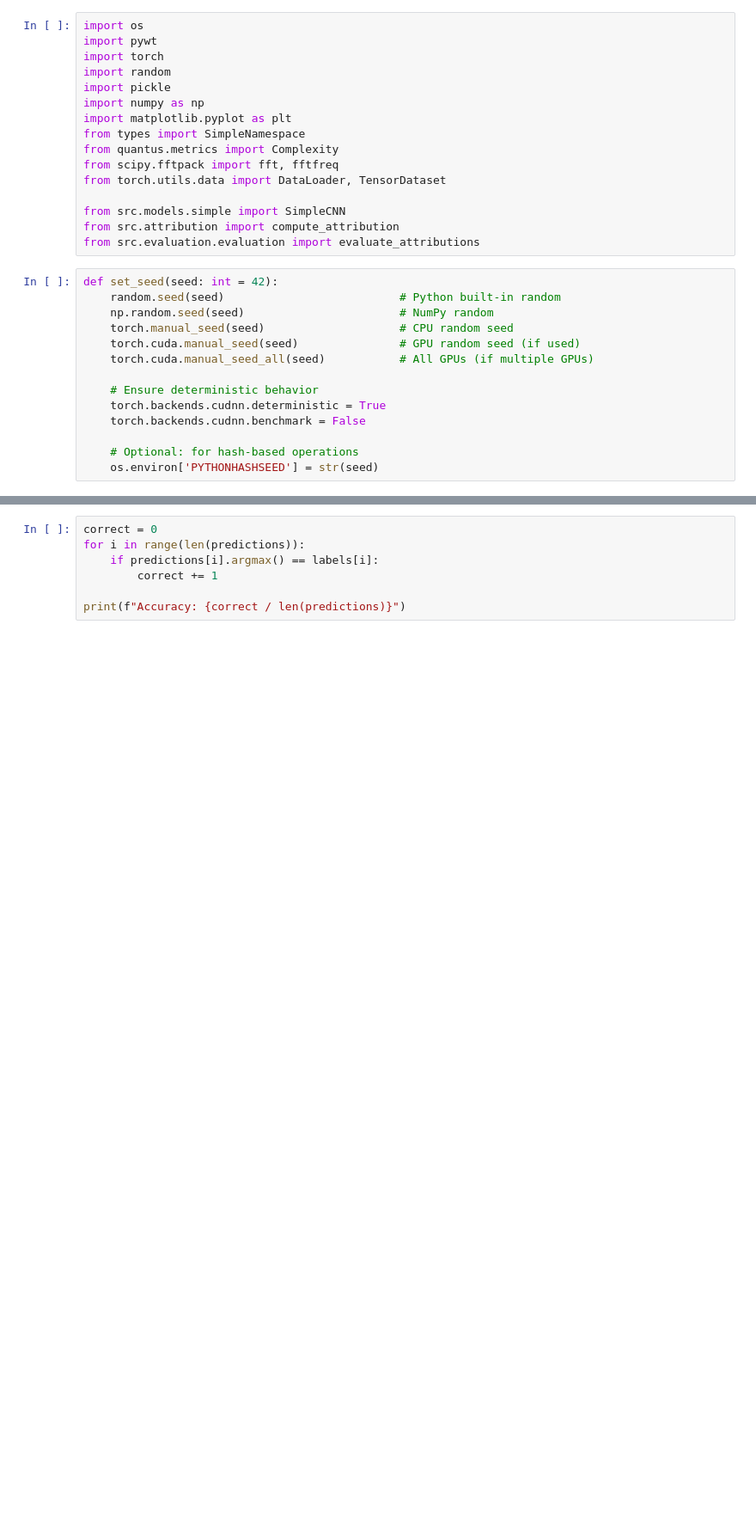
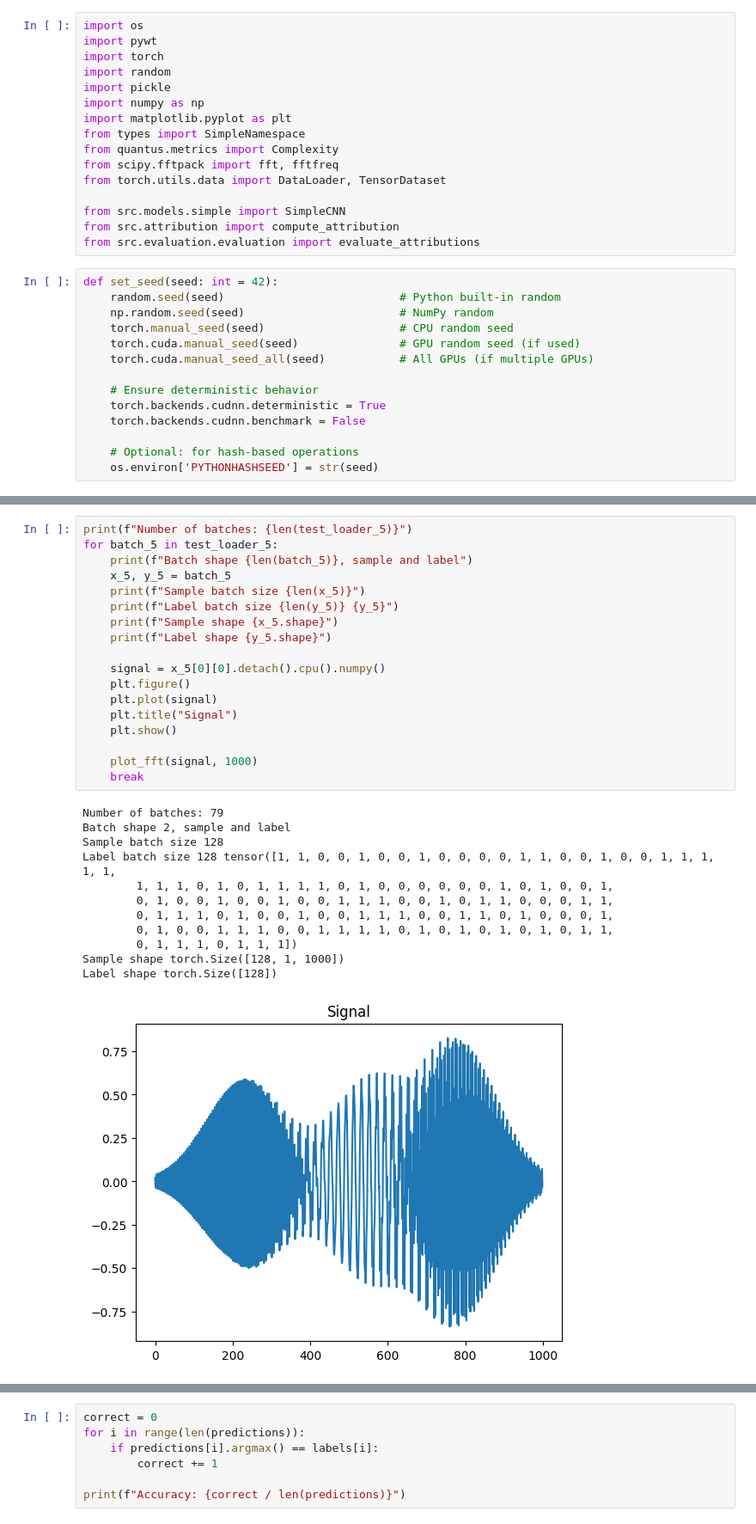
Before and after one commit to aliciags/learnable-masks-explainability-time-series, a Jupyter notebook: comparison_wavelet.ipynb, the cells around one changed output, grey strips where cells are left out. Shown at 86% size. Saved outputs shown, nothing was run; the diff lists cells and outputs as text; blank space fills up the shorter version.

```diff
--- a/comparison_wavelet.ipynb
+++ b/comparison_wavelet.ipynb
@@ -132,0 +210,31 @@ Label shape torch.Size([128])
+# %%
+print(f"Number of batches: {len(test_loader_5)}")
+for batch_5 in test_loader_5:
+    print(f"Batch shape {len(batch_5)}, sample and label")
+    x_5, y_5 = batch_5
+    print(f"Sample batch size {len(x_5)}")
+    print(f"Label batch size {len(y_5)} {y_5}")
+    print(f"Sample shape {x_5.shape}")
+    print(f"Label shape {y_5.shape}")
+
+    signal = x_5[0][0].detach().cpu().numpy()
+    plt.figure()
+    plt.plot(signal)
+    plt.title("Signal")
+    plt.show()
+
+    plot_fft(signal, 1000)
+    break
+# %% [output]
+Number of batches: 79
+Batch shape 2, sample and label
+Sample batch size 128
+Label batch size 128 tensor([1, 1, 0, 0, 1, 0, 0, 1, 0, 0, 0, 0, 1, 1, 0, 0, 1, 0, 0, 1, 1, 1, 1, 1,
+        1, 1, 1, 0, 1, 0, 1, 1, 1, 1, 0, 1, 0, 0, 0, 0, 0, 0, 1, 0, 1, 0, 0, 1,
+        0, 1, 0, 0, 1, 0, 0, 1, 0, 0, 1, 1, 1, 0, 0, 1, 0, 1, 1, 0, 0, 0, 1, 1,
+        0, 1, 1, 1, 0, 1, 0, 0, 1, 0, 0, 1, 1, 1, 0, 0, 1, 1, 0, 1, 0, 0, 0, 1,
+        0, 1, 0, 0, 1, 1, 1, 0, 0, 1, 1, 1, 1, 0, 1, 0, 1, 0, 1, 0, 1, 0, 1, 1,
+        0, 1, 1, 1, 0, 1, 1, 1])
+Sample shape torch.Size([128, 1, 1000])
+Label shape torch.Size([128])
+[figure, added]
```
Also changed, not shown: parts of 16 cells of this notebook, 16 other files.
